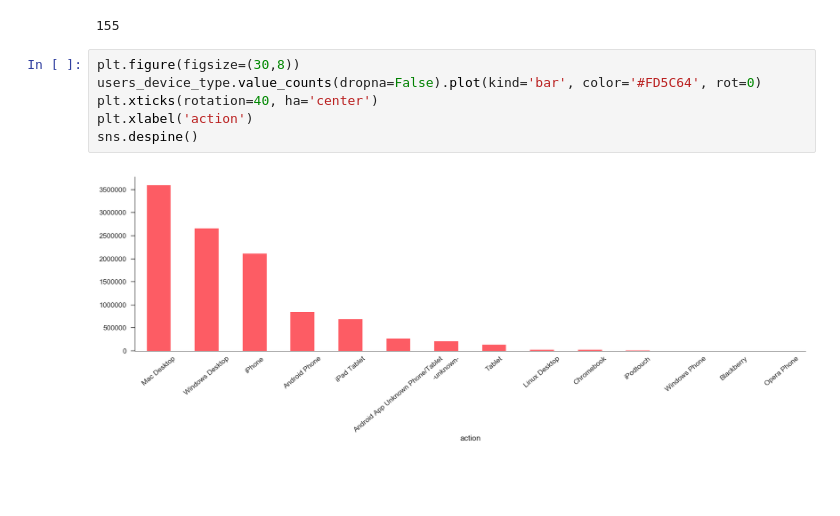
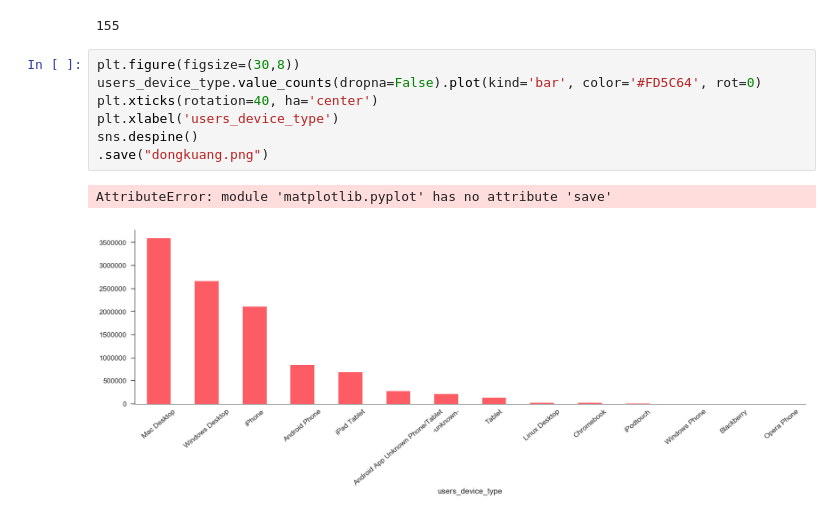
Before and after one commit to qinkunbao/kaggle, a Jupyter notebook: airbnb.ipynb, the cells around one changed output. Cells and saved outputs as stored; diff of their text form; blank space fills up the shorter version.

```diff
--- a/airbnb.ipynb
+++ b/airbnb.ipynb
@@ -105,8 +105,10 @@ len(users_action_detail.value_counts(dropna=True))
 # %%
 plt.figure(figsize=(30,8))
 users_device_type.value_counts(dropna=False).plot(kind='bar', color='#FD5C64', rot=0)
 plt.xticks(rotation=40, ha='center')
-plt.xlabel('action')
+plt.xlabel('users_device_type')
 sns.despine()
+.save("dongkuang.png")
 # %% [output]
+AttributeError: module 'matplotlib.pyplot' has no attribute 'save'
-[figure, old version]
+[figure, new version]
```
Also changed, not shown: parts of 1 cell of this notebook.
